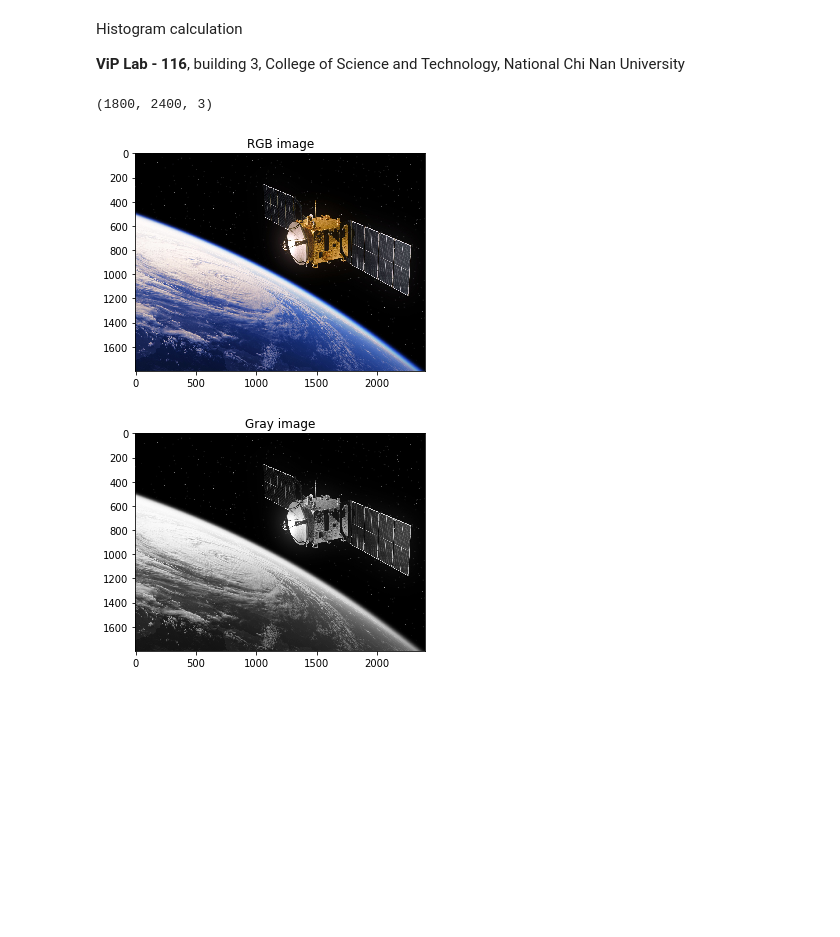
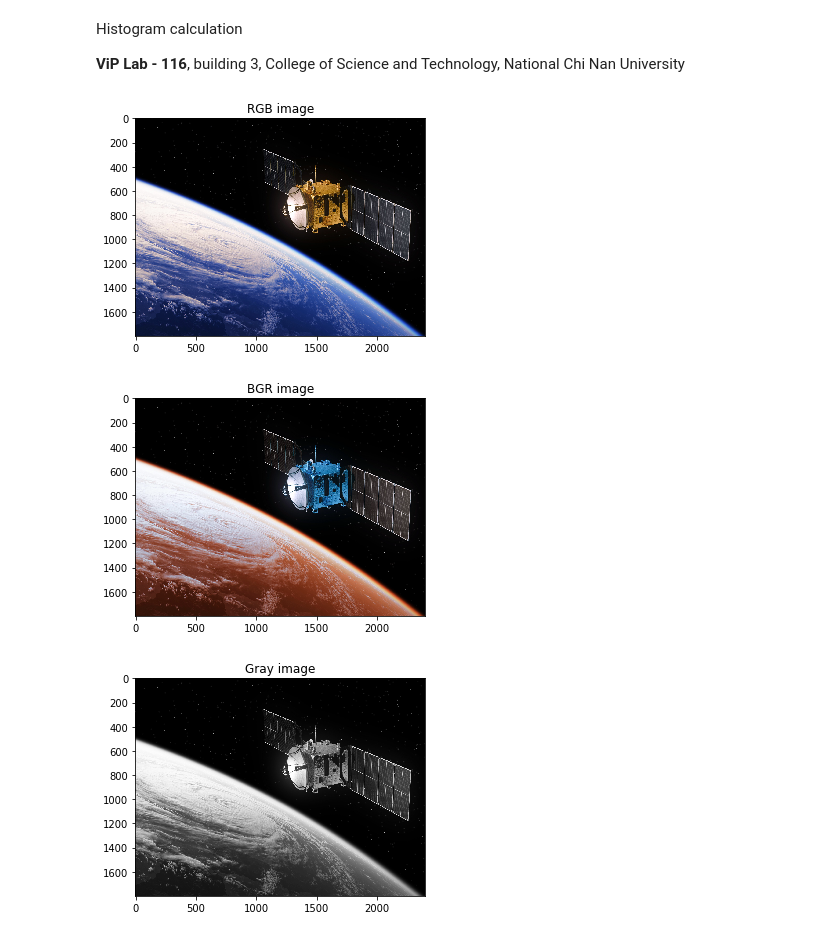
Before and after one commit to trongan93/ncnu-course, a Jupyter notebook: ncnu-course/digital-image-processing/dip_week9/ex1.ipynb, the cells around one changed output. Drawn from its saved outputs; the diff is of its cells as text; code cells hidden in the pictures; blank space fills up the shorter version.

Commit message:
image processing

```diff
--- a/ncnu-course/digital-image-processing/dip_week9/ex1.ipynb
+++ b/ncnu-course/digital-image-processing/dip_week9/ex1.ipynb
@@ -5,18 +5,22 @@ Histogram calculation
 # %%
 import cv2
 import numpy as np
 import matplotlib.pyplot as plt
 
 
 bgr_img = cv2.imread('satellite.jpg')
 rgb_img = cv2.cvtColor(bgr_img, cv2.COLOR_BGR2RGB)
 gray_img = cv2.cvtColor(bgr_img, cv2.COLOR_BGR2GRAY)
 plt.imshow(rgb_img)
 plt.title('RGB image')
 plt.show()
+
+plt.imshow(bgr_img)
+plt.title('BGR image')
+plt.show()
 # %% [output]
-(1800, 2400, 3)
 [figure]
+[figure, added]
 # %%
 plt.imshow(gray_img, cmap='gray')
 plt.title('Gray image')
```
